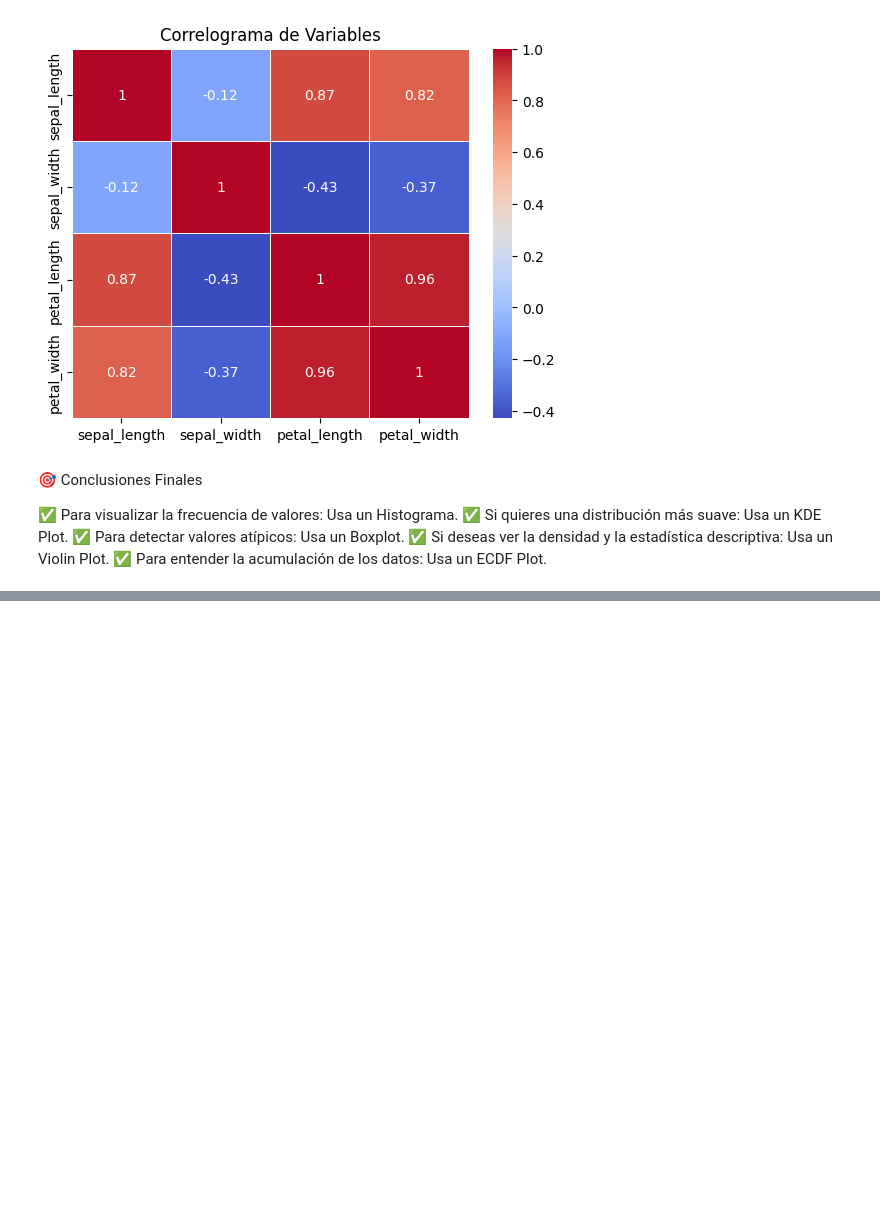
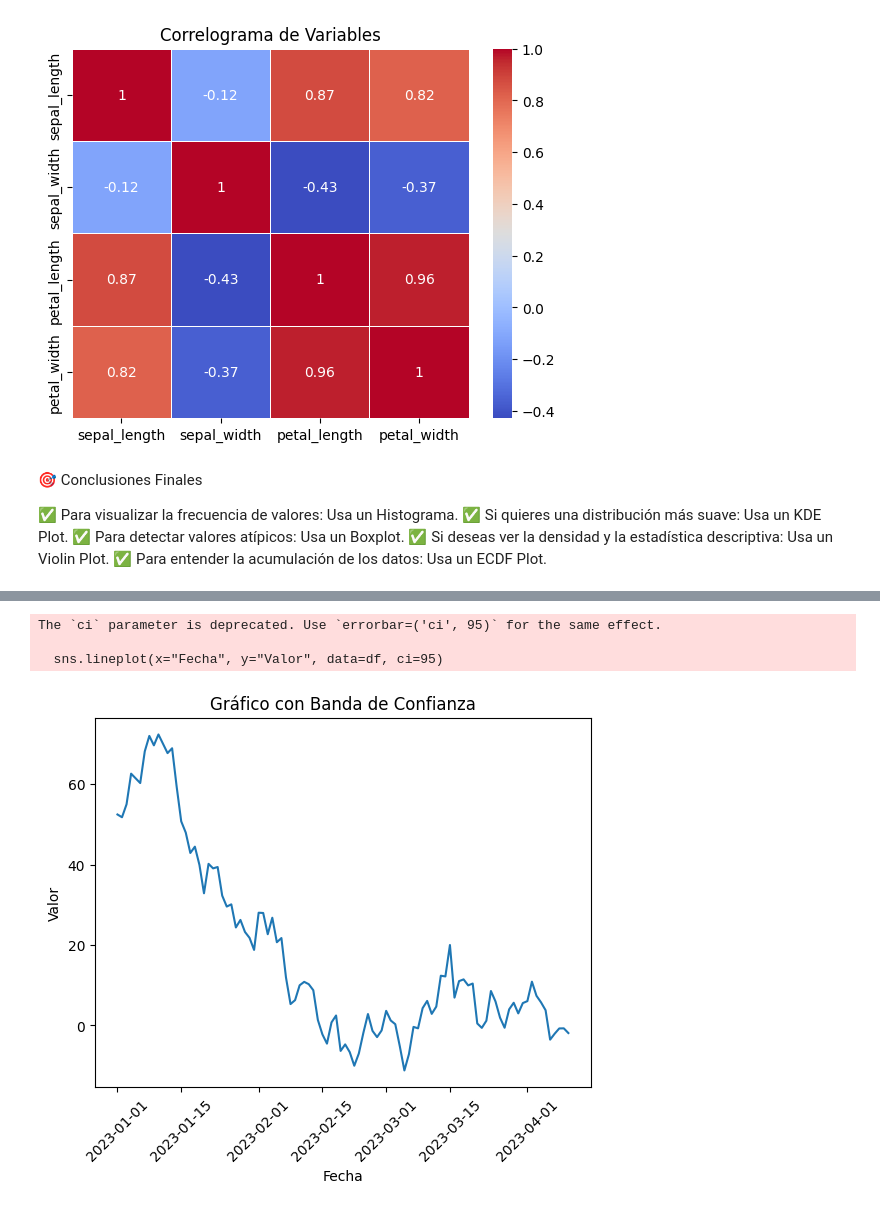
Before and after one commit to jorgesislema/python-mastery, a Jupyter notebook: 03-Data_Science_e_IA/Gráficos en Seaborn.ipynb, the cells around one changed output, grey strips where cells are left out. Saved outputs shown, nothing was run; the diff lists cells and outputs as text; code cells hidden in the pictures; blank space fills up the shorter version.

```diff
--- a/03-Data_Science_e_IA/Gráficos en Seaborn.ipynb
+++ b/03-Data_Science_e_IA/Gráficos en Seaborn.ipynb
@@ -721,0 +784,12 @@ plt.show()
+# %%
+sns.lineplot(x="Fecha", y="Valor", data=df, ci=95)
+plt.title("Gráfico con Banda de Confianza")
+plt.xlabel("Fecha")
+plt.ylabel("Valor")
+plt.xticks(rotation=45)
+plt.show()
+# %% [output]
+The `ci` parameter is deprecated. Use `errorbar=('ci', 95)` for the same effect.
+
+  sns.lineplot(x="Fecha", y="Valor", data=df, ci=95)
+[figure, added]
```
Also changed, not shown: parts of 8 cells of this notebook.
